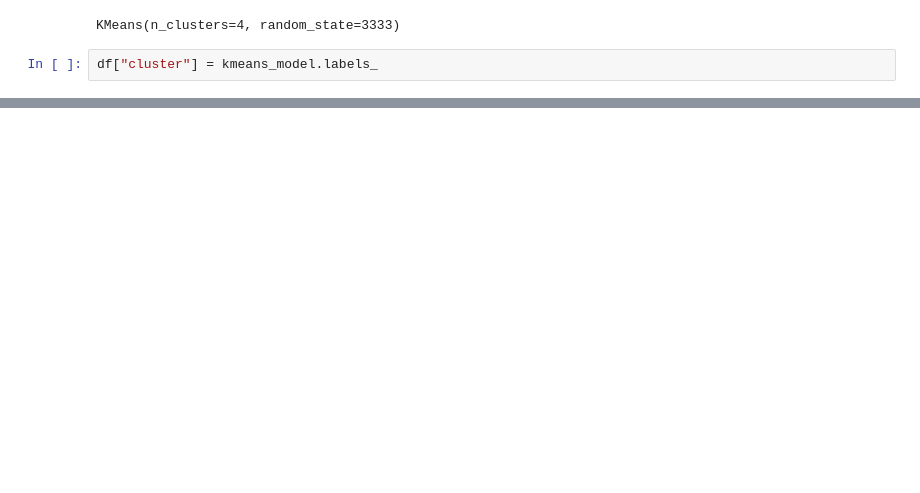
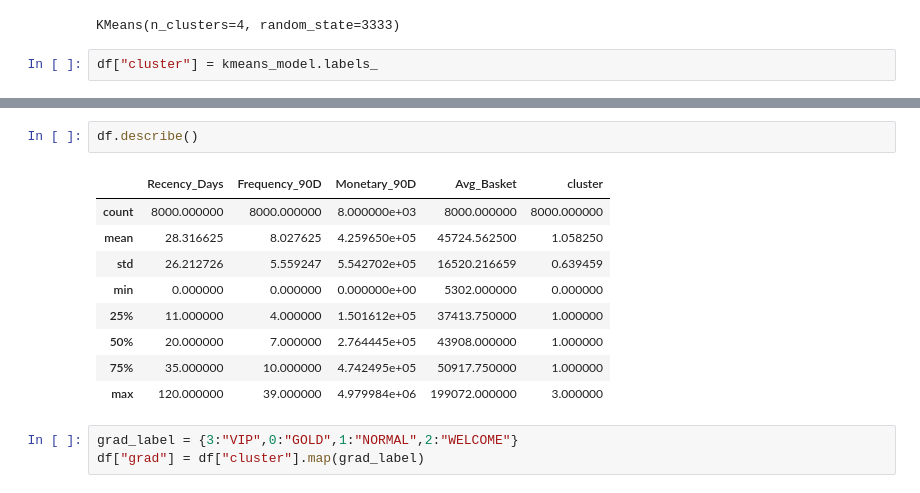
Before and after one commit to ejm102338-maker/prj_learn, a Jupyter notebook: 군집_이정미.ipynb, the cells around one changed output, grey strips where cells are left out. Drawn from its saved outputs; the diff is of its cells as text; blank space fills up the shorter version.

```diff
--- a/군집_이정미.ipynb
+++ b/군집_이정미.ipynb
@@ -114,0 +155,15 @@ plt.show()
+# %%
+df.describe()
+# %% [output]
+|  | Recency_Days | Frequency_90D | Monetary_90D | Avg_Basket | cluster |
+| count | 8000.000000 | 8000.000000 | 8.000000e+03 | 8000.000000 | 8000.000000 |
+| mean | 28.316625 | 8.027625 | 4.259650e+05 | 45724.562500 | 1.058250 |
+| std | 26.212726 | 5.559247 | 5.542702e+05 | 16520.216659 | 0.639459 |
+| min | 0.000000 | 0.000000 | 0.000000e+00 | 5302.000000 | 0.000000 |
+| 25% | 11.000000 | 4.000000 | 1.501612e+05 | 37413.750000 | 1.000000 |
+| 50% | 20.000000 | 7.000000 | 2.764445e+05 | 43908.000000 | 1.000000 |
+| 75% | 35.000000 | 10.000000 | 4.742495e+05 | 50917.750000 | 1.000000 |
+| max | 120.000000 | 39.000000 | 4.979984e+06 | 199072.000000 | 3.000000 |
+# %%
+grad_label = {3:"VIP",0:"GOLD",1:"NORMAL",2:"WELCOME"}
+df["grad"] = df["cluster"].map(grad_label)
```
Also changed, not shown: parts of 16 cells of this notebook, 4 other files.
